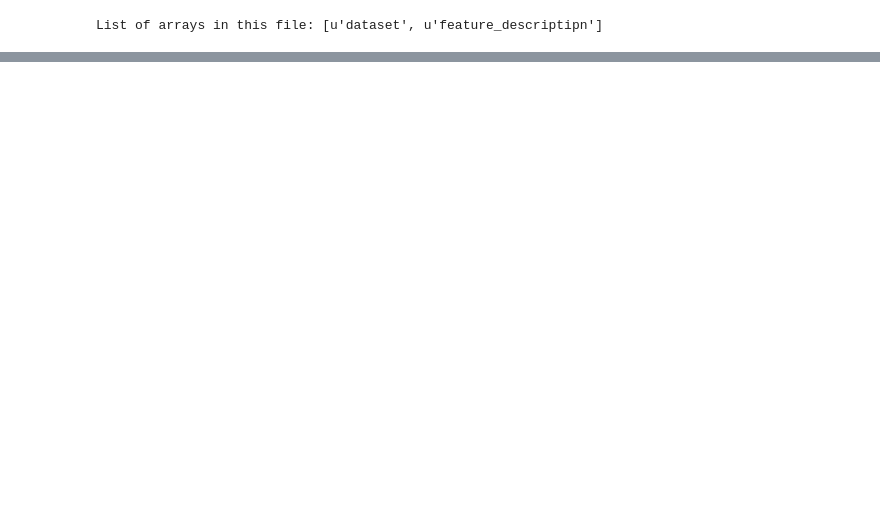
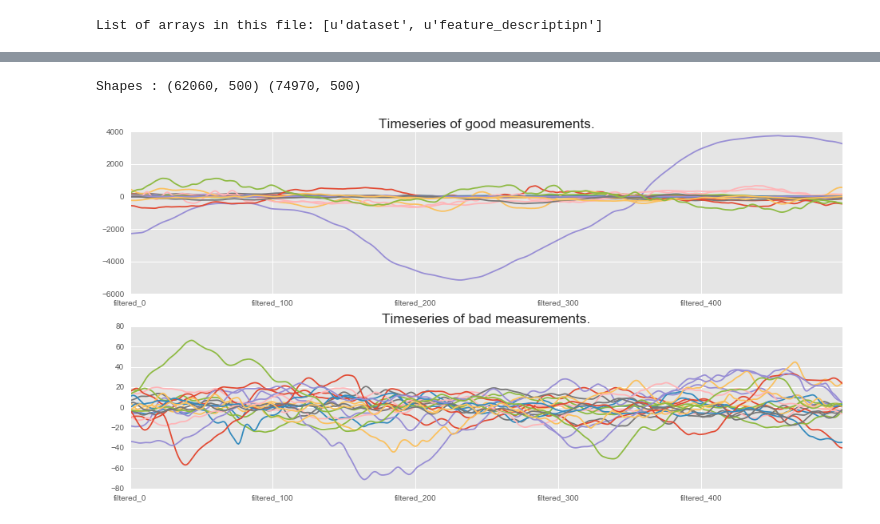
Before and after one commit to alsoltani/Dreem, a Jupyter notebook: Challenge - Alain Soltani.ipynb, the cells around one changed output, grey strips where cells are left out. Saved outputs shown, nothing was run; the diff lists cells and outputs as text; code cells hidden in the pictures; blank space fills up the shorter version.

```diff
--- a/Challenge - Alain Soltani.ipynb
+++ b/Challenge - Alain Soltani.ipynb
@@ -132,0 +80,16 @@ print accuracy_score(record_bad["Channel 1"].iloc[:limit + len_chunk], results["
+# %%
+quality_good = quality[filtered_col].loc[quality_target == 1]
+quality_bad = quality[filtered_col].loc[quality_target == 0]
+
+print "Shapes :", quality_good.shape, quality_bad.shape
+
+f, axs = plt.subplots(2, 1, figsize=(16, 8))
+
+for i in xrange(20):
+    quality_good.iloc[i].plot(ax=axs[0], title="Timeseries of good measurements.");
+
+for i in xrange(20):
+    quality_bad.iloc[i].plot(ax=axs[1], title="Timeseries of bad measurements.");
+# %% [output]
+Shapes : (62060, 500) (74970, 500)
+[figure, added]
```
Also changed, not shown: parts of 43 cells of this notebook, 2 other files.
